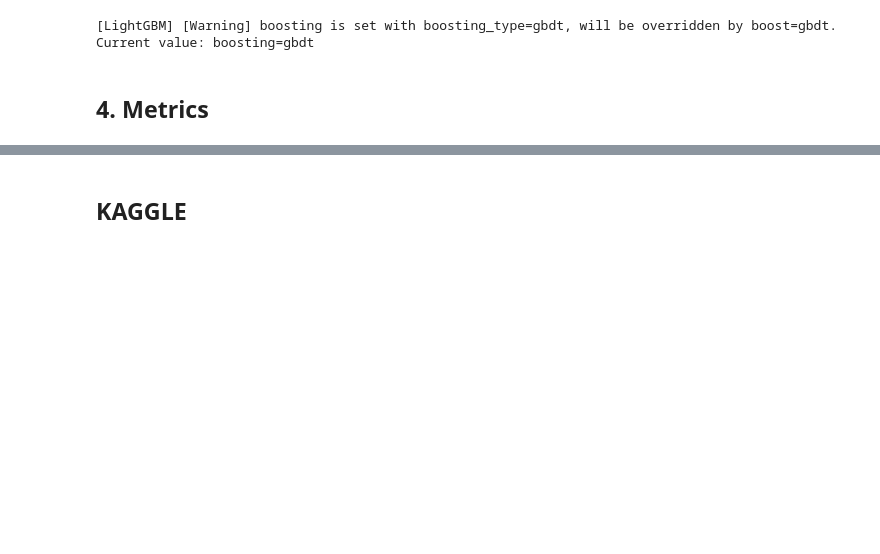
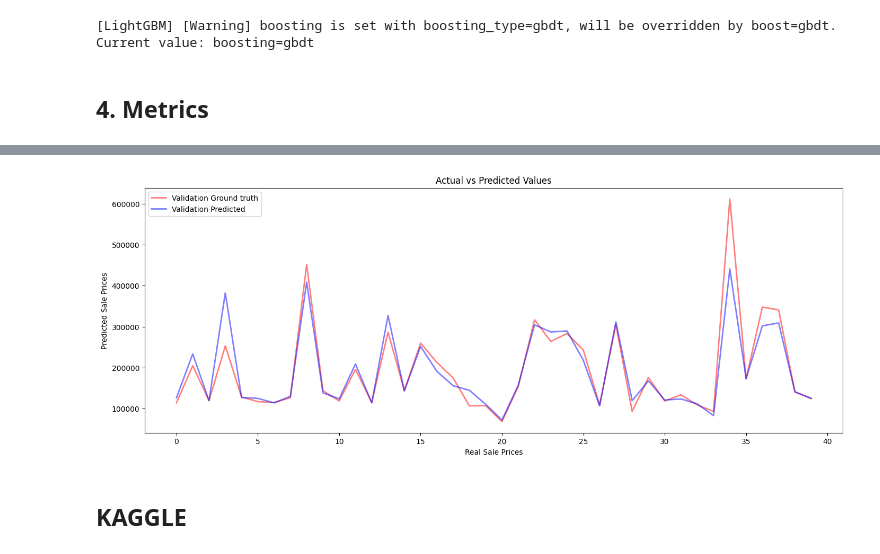
Before and after one commit to tudi72/2023_HOUSE_PRICE_REGRESSION, a Jupyter notebook: house_regression.ipynb, the cells around one changed output, grey strips where cells are left out. Drawn from its saved outputs; the diff is of its cells as text; code cells hidden in the pictures; blank space fills up the shorter version.

```diff
--- a/house_regression.ipynb
+++ b/house_regression.ipynb
@@ -351,12 +357,14 @@ test_preds = ensemble_clf.predict(X_test)
 # %%
-# plt.figure(figsize=(17, 6))
-# plt.plot(y_val[40:80], alpha=0.5, label='Validation Ground truth',color='red',linewidth=2)
-# plt.plot(y_pred[40:80], alpha=0.5, label='Validation Predicted',color='blue',linewidth=2)
-# plt.xlabel('Real Sale Prices')
-# plt.ylabel('Predicted Sale Prices')
-# plt.title('Actual vs Predicted Values')
-# plt.legend()
-# plt.show()
+plt.figure(figsize=(17, 6))
+plt.plot(y_val[40:80], alpha=0.5, label='Validation Ground truth',color='red',linewidth=2)
+plt.plot(y_pred[40:80], alpha=0.5, label='Validation Predicted',color='blue',linewidth=2)
+plt.xlabel('Real Sale Prices')
+plt.ylabel('Predicted Sale Prices')
+plt.title('Actual vs Predicted Values')
+plt.legend()
+plt.show()
+# %% [output]
+[figure, added]
 # %% [markdown]
 ## KAGGLE
 # %%
```
Also changed, not shown: parts of 6 cells of this notebook, 1 other file.
